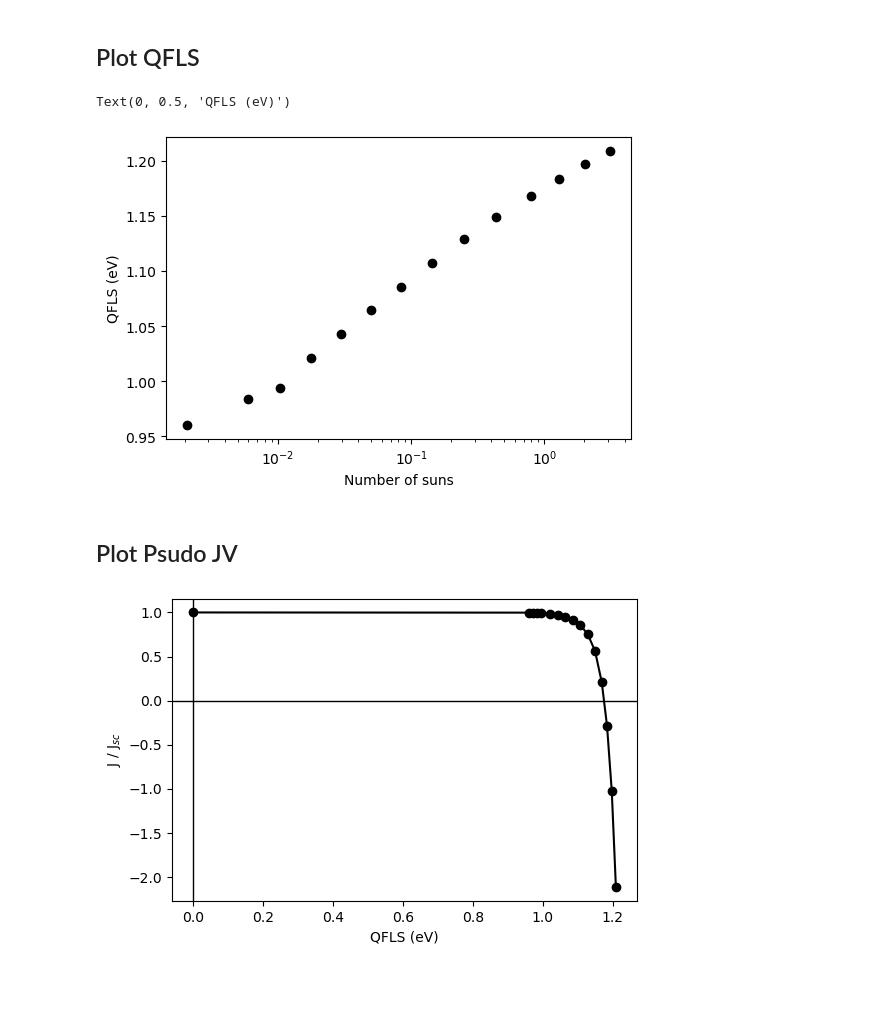
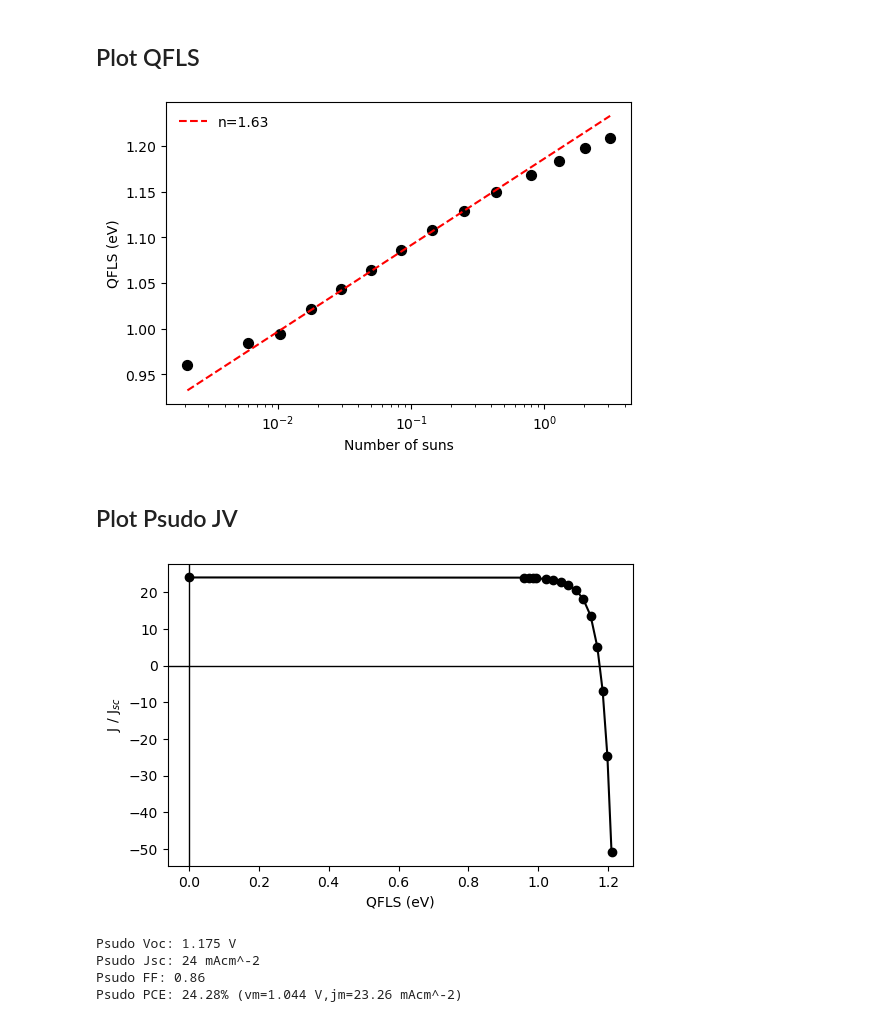
Before and after one commit to akashdasgupta/Intensity_dependant_PLQE, a Jupyter notebook: analysis/Analysis.ipynb, the cells around one changed output. Saved outputs shown, nothing was run; the diff lists cells and outputs as text; code cells hidden in the pictures; blank space fills up the shorter version.

Commit message:
Added Laser plot, ideality fit and analysis of JV

```diff
--- a/analysis/Analysis.ipynb
+++ b/analysis/Analysis.ipynb
@@ -15,7 +15,7 @@ auto_bandgap = True # overwrites bandgap
 # %% [markdown]
 ## Load and process data:
 # %%
-measurement_db = load_data(datapath, fuature_correction_cutoff)
+measurement_db = load_data(datapath, feature_correction_cutoff)
 powers,PLQE,PLQE_noout = calculate_PLQE(measurement_db, laser_range, PL_range)
 
 if auto_bandgap:
@@ -55,11 +55,39 @@ plt.yscale('log')
 
 ax.set_ylim(1e18) # Lower limit, CHANGE THIS AS NEEDED
 ax.set_xlabel('Wavelength (nm)')
-ax.set_ylabel('PL$_{in - out}$ (AU)')
+ax.set_ylabel('PL$_{in - out}$ (scaled counts)')
 
 cbar = plt.colorbar(dummie_cax, ticks=c)
 cbar.ax.set_yticklabels([round(i, 3) for i in powers/power_at_1sun])
 cbar.ax.set_ylabel("Number of suns")
 
 plt.show()
+
+
+powers = measurement_db["in_empty_subtracted"][0]
+
+cmap = mpl.cm.get_cmap('winter', len(powers))
+c = np.arange(1, len(powers) + 1)
+
+fig, ax = plt.subplots(dpi=100)
+dummie_cax = ax.scatter(c, c, c=c, cmap=cmap)
+ax.cla()
+
+for i in range(len(measurement_db["in_empty_subtracted"][0])):
+    ax.plot(measurement_db["empty"][1][i][:,0],
+            measurement_db["empty"][1][i][:,1],
+            color=cmap(i))
+ax.set_xlim(laser_range) # feel free to change this
+plt.yscale('log')
+
+
+ax.set_ylim(1e18) # Lower limit, CHANGE THIS AS NEEDED
+ax.set_xlabel('Wavelength (nm)')
+ax.set_ylabel('Laser short (scaled counts)')
+
+cbar = plt.colorbar(dummie_cax, ticks=c)
+cbar.ax.set_yticklabels([round(i, 3) for i in powers/power_at_1sun])
+cbar.ax.set_ylabel("Number of suns")
+
+plt.show()
 # %% [output]
@@ -85,28 +114,39 @@ plt.show()
 # %%
 num_suns = powers / power_at_1sun
 voc_rad0 = vocradf(bandgap)
+
 jsc_by_j0 = np.exp(sci.e*voc_rad0/(sci.k*298))-1
 voc_rads = (sci.k*298/sci.e)*np.log((jsc_by_j0*num_suns)+1)
 
 QFLSs = voc_rads + (sci.k * 298 / sci.e)*np.log(PLQE)
 
 
 fig, ax = plt.subplots(dpi=100)
-ax.scatter(num_suns, QFLSs, color='k')
+ax.scatter(num_suns, QFLSs, color='k', s=50)
 plt.xscale('log')
 
 
 ax.set_xlabel('Number of suns')
 ax.set_ylabel("QFLS (eV)")
+
+#### Ideality
+
+n, (m,c) = ideality_fit(QFLSs,num_suns, 0.01, 1)
+x_n = np.array([min(num_suns), max(num_suns)])
+y_n = m*np.log(x_n) +c
+ax.plot(x_n, y_n, color='r', label=f'n={round(n, 2)}', linestyle='--')
+
+plt.legend(frameon=False)
+plt.show()
 # %% [output]
-Text(0, 0.5, 'QFLS (eV)')
-[figure, old version]
+[figure, new version]
 # %% [markdown]
 ## Plot Psudo JV
 # %%
 num_suns = powers / power_at_1sun
 psudo_currents = 1 - num_suns
 
+jsc_scaling = 24
 
 voc_rad0 = vocradf(bandgap)
 jsc_by_j0 = np.exp(sci.e*voc_rad0/(sci.k*298))-1
@@ -119,9 +159,9 @@ for QFLS, psudo_current in zip(QFLSs, psudo_currents):
     QFLS_zeroed.append(QFLS)
     psudo_current_zeroed.append(psudo_current)
 
-
+QFLS_zeroed = interpolate_gaps(QFLS_zeroed)
 fig, ax = plt.subplots(dpi=100)
-ax.plot(interpolate_gaps(QFLS_zeroed), psudo_current_zeroed, 'o-', color='k')
+ax.plot(QFLS_zeroed, np.array(psudo_current_zeroed)*jsc_scaling, 'o-', color='k')
 plt.axvline(0, color='k', linewidth=1)
 plt.axhline(0, color='k', linewidth=1)
 
@@ -130,5 +170,29 @@ ax.set_xlabel('QFLS (eV)')
 ax.set_ylabel("J / J$_{sc}$")
 
 plt.show()
+
+#### Analysis
+j_from_v = inter(QFLS_zeroed,np.array(psudo_current_zeroed)*jsc_scaling)
+v_from_j = inter(np.array(psudo_current_zeroed)*jsc_scaling, QFLS_zeroed)
+
+
+psudo_voc = v_from_j(0)
+vrange = np.arange(0, psudo_voc, 0.001)
+
+psudo_max_v = vrange[np.argmax(vrange*j_from_v(vrange))]
+psudo_max_j = j_from_v(psudo_max_v)
+
+psudo_FF = (psudo_max_v*psudo_max_j) / (psudo_voc*jsc_scaling)
+
+print(f'''
+Psudo Voc: {np.round(psudo_voc,3)} V
+Psudo Jsc: {round(jsc_scaling,2)} mAcm^-2
+Psudo FF: {round(psudo_FF,2)}
+Psudo PCE: {np.round(psudo_max_v*psudo_max_j,2)}% (vm={np.round(psudo_max_v,3)} V,jm={np.round(psudo_max_j,2)} mAcm^-2)
+''')
 # %% [output]
-[figure, old version]
+[figure, new version]
+Psudo Voc: 1.175 V
+Psudo Jsc: 24 mAcm^-2
+Psudo FF: 0.86
+Psudo PCE: 24.28% (vm=1.044 V,jm=23.26 mAcm^-2)
```
Also changed, not shown: parts of 2 cells of this notebook, 1 other file.
